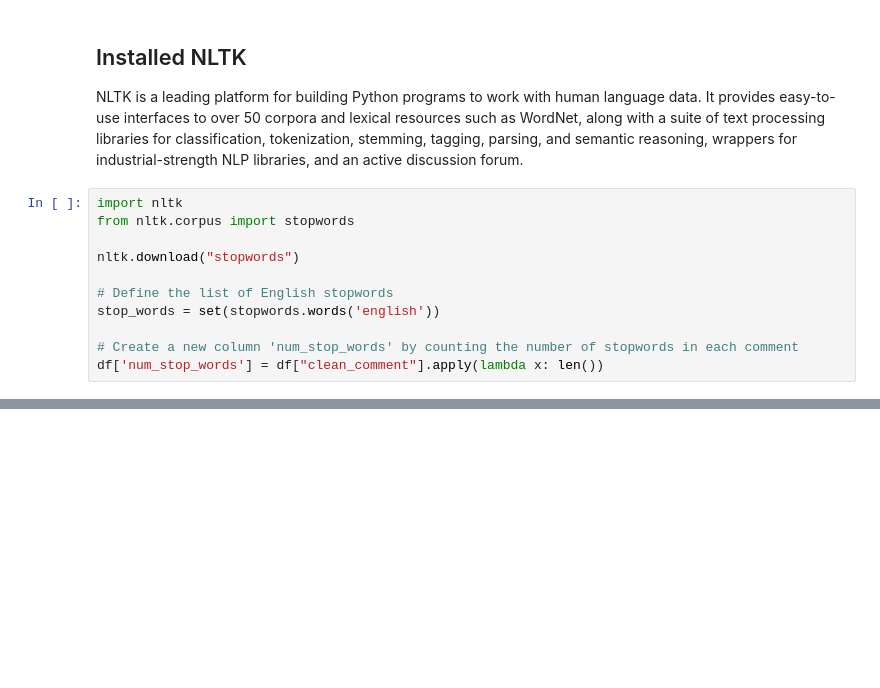
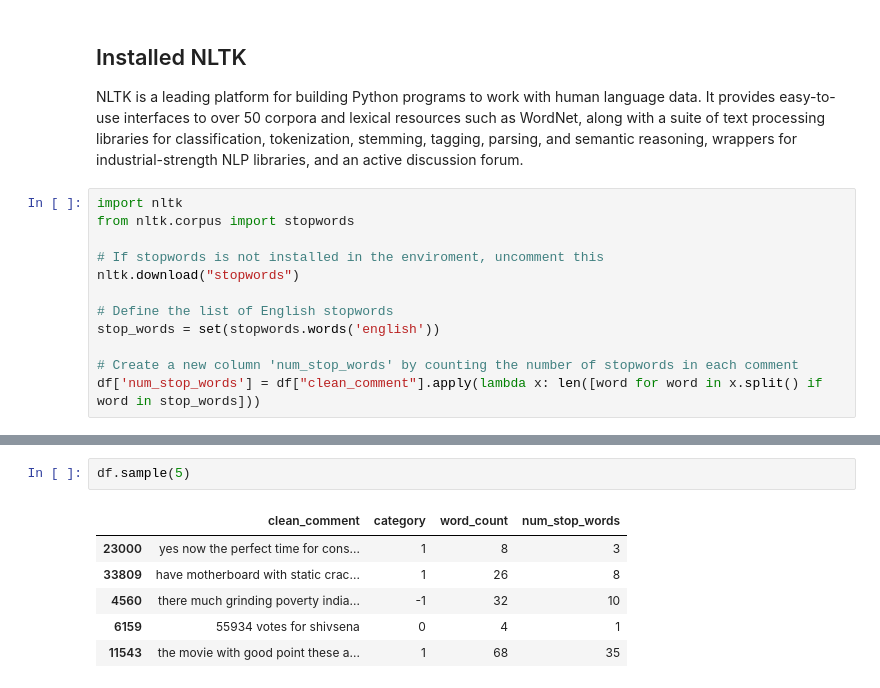
Before and after one commit to HerbertNtim/data-science-lab, a Jupyter notebook: jupyter_works/youtube-sentiment/notebooks/1_Preprocessing_&_EDA.ipynb, the cells around one changed output, grey strips where cells are left out. Cells and saved outputs as stored; diff of their text form; blank space fills up the shorter version.

Commit message:
added stop words comments

```diff
--- a/jupyter_works/youtube-sentiment/notebooks/1_Preprocessing_&_EDA.ipynb
+++ b/jupyter_works/youtube-sentiment/notebooks/1_Preprocessing_&_EDA.ipynb
@@ -358,10 +358,11 @@ NLTK is a leading platform for building Python programs to work with human langu
 import nltk
 from nltk.corpus import stopwords
 
+# If stopwords is not installed in the enviroment, uncomment this
 nltk.download("stopwords")
 
 # Define the list of English stopwords
 stop_words = set(stopwords.words('english'))
 
 # Create a new column 'num_stop_words' by counting the number of stopwords in each comment
-df['num_stop_words'] = df["clean_comment"].apply(lambda x: len())
+df['num_stop_words'] = df["clean_comment"].apply(lambda x: len([word for word in x.split() if word in stop_words]))
@@ -367,0 +372,9 @@ df['num_stop_words'] = df["clean_comment"].apply(lambda x: len())
+# %%
+df.sample(5)
+# %% [output]
+|  | clean_comment | category | word_count | num_stop_words |
+| 23000 | yes now the perfect time for cons... | 1 | 8 | 3 |
+| 33809 | have motherboard with static crac... | 1 | 26 | 8 |
+| 4560 | there much grinding poverty india... | -1 | 32 | 10 |
+| 6159 | 55934 votes for shivsena | 0 | 4 | 1 |
+| 11543 | the movie with good point these a... | 1 | 68 | 35 |
```
Also changed, not shown: parts of 1 cell of this notebook.
